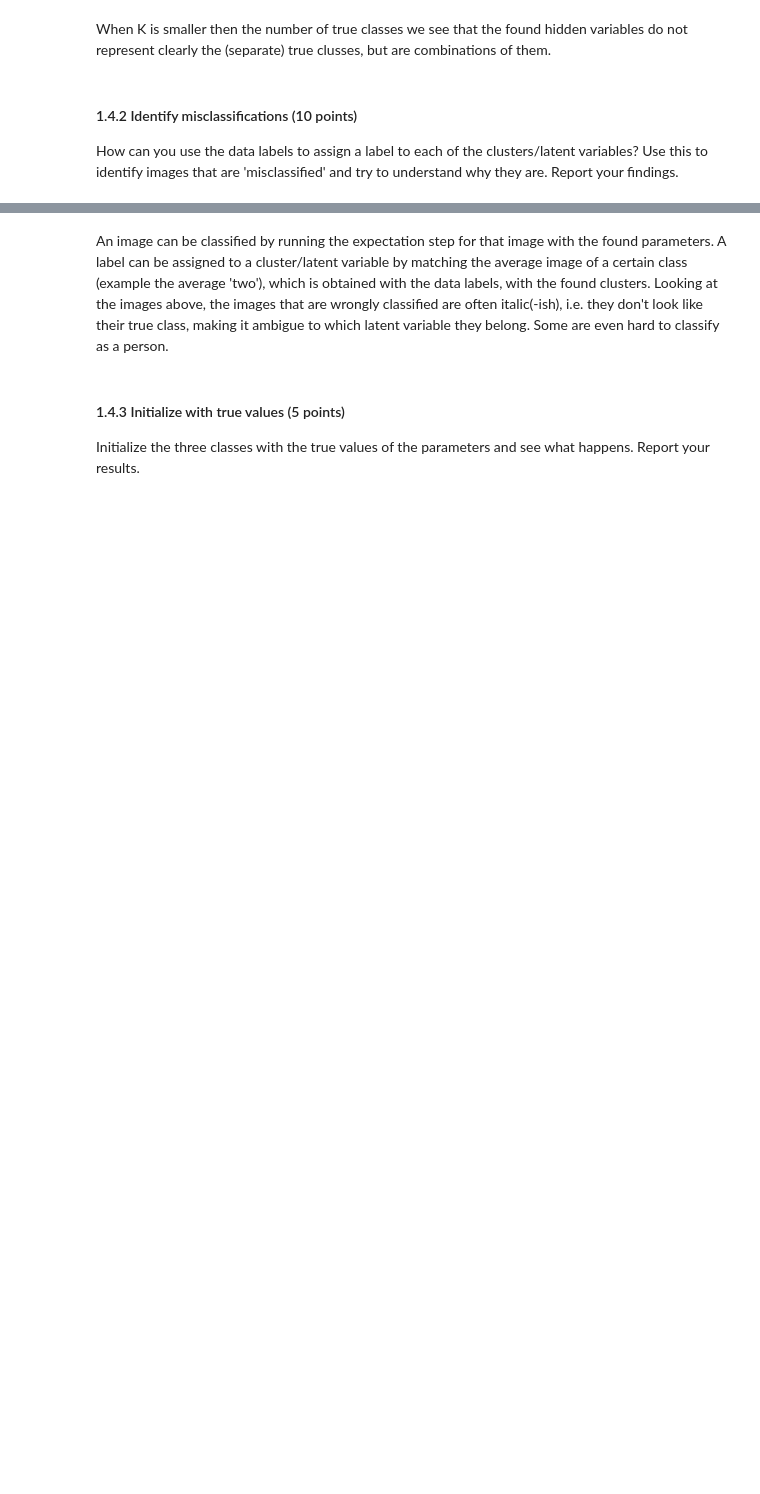
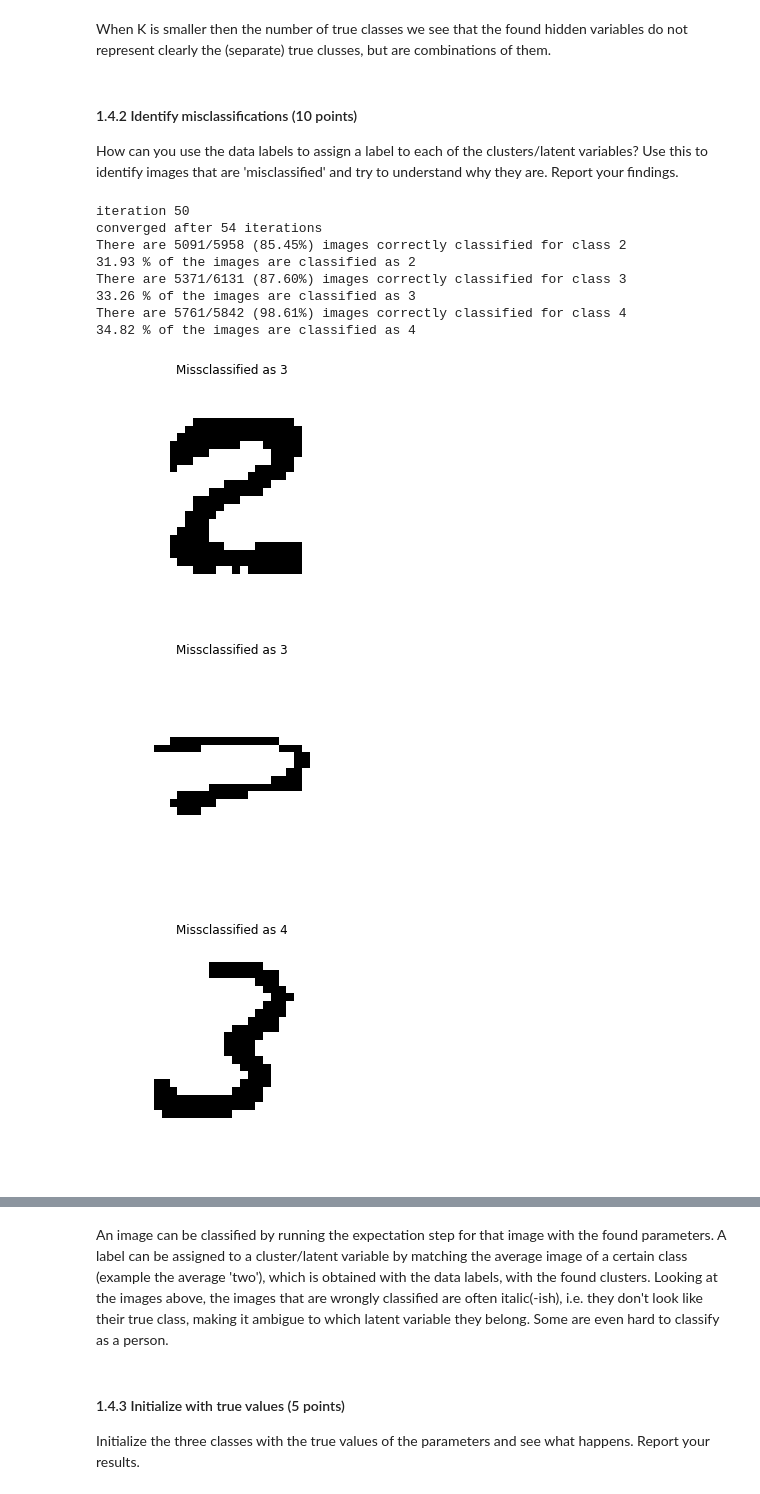
Before and after one commit to DAAAAAAAAAAAAAAAAN/ml2labs, a Jupyter notebook: lab3/lab3.ipynb, the cells around one changed output, grey strips where cells are left out. Drawn from its saved outputs; the diff is of its cells as text; code cells hidden in the pictures; blank space fills up the shorter version.

```diff
--- a/lab3/lab3.ipynb
+++ b/lab3/lab3.ipynb
@@ -304,7 +325,7 @@ train_labels_234 = train_labels[sel_234]
 # Do EM algorithm with three latent variables
 K = 3
 max_iter = 500
-mu, pi, gamma = EM(bin_train_data_234, K, max_iter, verbose=True)
+mu, pi, gamma, _ = EM(bin_train_data_234, K, max_iter, verbose=True)
 
 # Predict classes
 pred_classes = np.argmax(E_step(bin_train_data_234, mu, pi), axis=1)
@@ -329,30 +350,42 @@ for c in true_classes:
     num_correct, num_class = sum(correct_classified), sum(train_labels_234 == c)
     print('There are %i/%i (%.2f%%) images correctly classified for class %i' %
           (num_correct, num_class, 100*(num_correct/num_class), c))
 
     # Missclassified images
     miss_classified = (train_labels_234 == c) & (pred_classes != c_k)
     assert(sum(correct_classified) + sum(miss_classified) == sum(train_labels_234 == c))
     if miss_classified_all.size > 0:
         miss_classified_all = np.vstack((miss_classified_all, bin_train_data_234[miss_classified, :]))
         miss_classified_all_ind = np.append(miss_classified_all_ind,
                                             true_classes[c_k]*np.ones((miss_classified_all.shape[0], 1)))
     else:
         miss_classified_all = bin_train_data_234[miss_classified, :]
         miss_classified_all_ind = true_classes[c_k]*np.ones((miss_classified_all.shape[0], 1))
 
     print('%.2f %% of the images are classified as %i' % (pi[c_k]*100, c))
 
 # Random sample missclassified images and plot
 num_samples = 10
 sel = numpy.random.choice(miss_classified_all.shape[0], num_samples)
 miss_classified_sample = miss_classified_all[sel, :]
 miss_classified_ind_sample = miss_classified_all_ind[sel]
 
 # Images that are miss classified
 for i in range(num_samples):
     fig = figure()
     plt.imshow(miss_classified_sample[i, :].reshape(28, 28), cmap='Greys')
     plt.title('Missclassified as %i' % miss_classified_ind_sample[i])
     plt.plot()
     plt.axis('off')
+# %% [output]
+iteration 50
+converged after 54 iterations
+There are 5091/5958 (85.45%) images correctly classified for class 2
+31.93 % of the images are classified as 2
+There are 5371/6131 (87.60%) images correctly classified for class 3
+33.26 % of the images are classified as 3
+There are 5761/5842 (98.61%) images correctly classified for class 4
+34.82 % of the images are classified as 4
+[figure, added]
+[figure, added]
+[figure, added]
```
Also changed, not shown: parts of 25 cells of this notebook.
